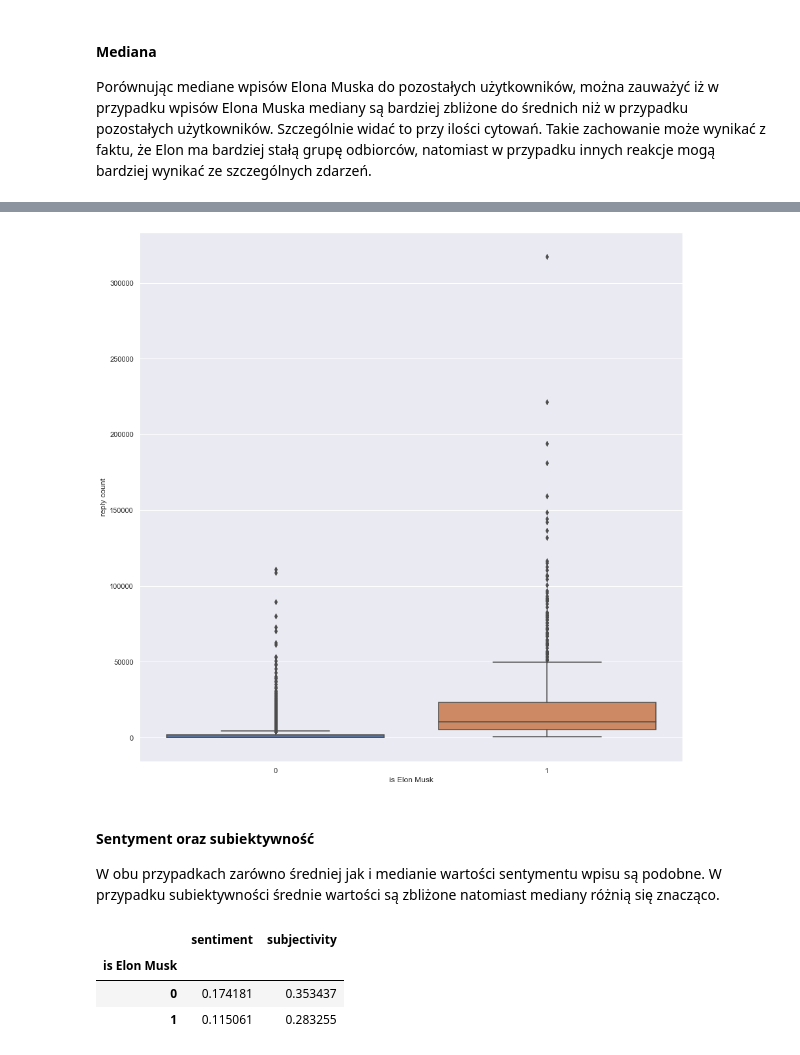
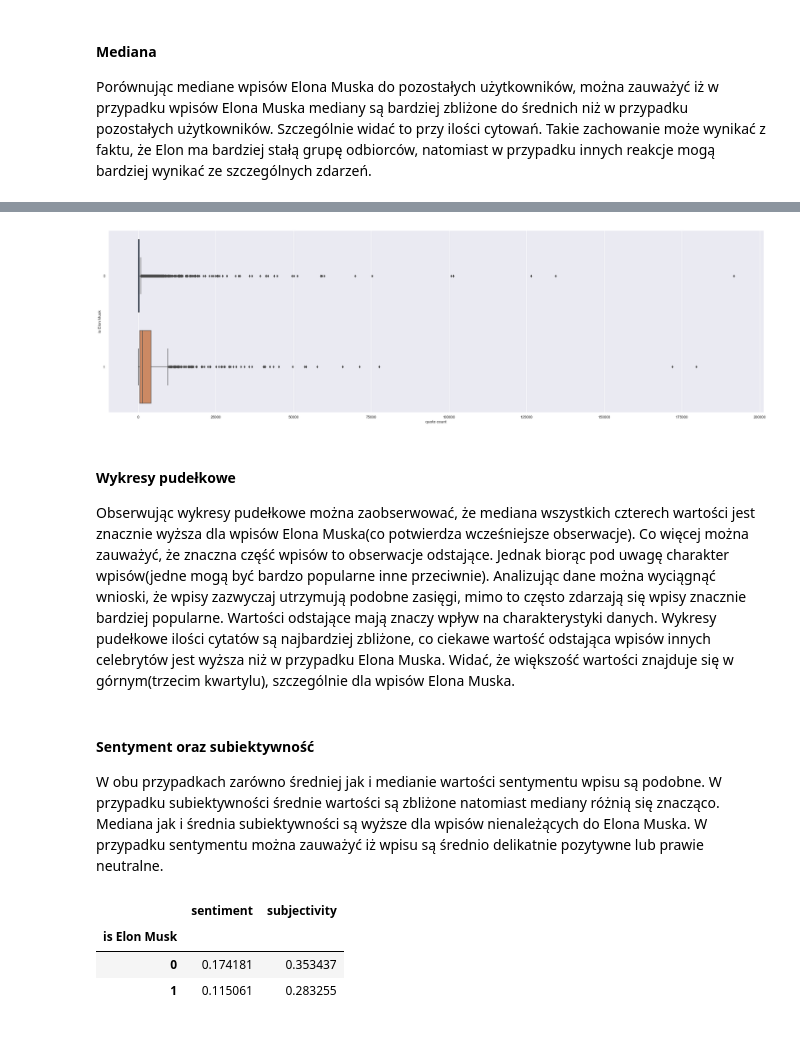
Before and after one commit to Wiktor-99/MAED, a Jupyter notebook: elon_musk_tweet_classification.ipynb, the cells around one changed output, grey strips where cells are left out. Saved outputs shown, nothing was run; the diff lists cells and outputs as text; code cells hidden in the pictures.

```diff
--- a/elon_musk_tweet_classification.ipynb
+++ b/elon_musk_tweet_classification.ipynb
@@ -207,12 +207,23 @@ sb.boxplot(x=data_frame['is Elon Musk'], y=data_frame['quote count']);
 # %%
-sb.boxplot(x=data_frame['is Elon Musk'], y=data_frame['reply count']);
+sb.boxplot(data=data_frame, x="quote count", y="is Elon Musk", orient='h');
 # %% [output]
-[figure, old version]
+[figure, new version]
+# %% [markdown]
+#### Wykresy pudełkowe
+
+Obserwując wykresy pudełkowe można zaobserwować, że mediana wszystkich czterech wartości jest znacznie wyższa dla wpisów
+Elona Muska(co potwierdza wcześniejsze obserwacje). Co więcej można zauważyć, że znaczna część wpisów to obserwacje odstające.
+Jednak biorąc pod uwagę charakter wpisów(jedne mogą być bardzo popularne inne przeciwnie). Analizując dane można wyciągnąć wnioski, że
+wpisy zazwyczaj utrzymują podobne zasięgi, mimo to często zdarzają się wpisy znacznie bardziej popularne. Wartości odstające mają znaczy wpływ na
+charakterystyki danych. Wykresy pudełkowe ilości cytatów są najbardziej zbliżone, co ciekawe wartość odstająca wpisów innych celebrytów jest wyższa niż w przypadku Elona Muska.
+Widać, że większość wartości znajduje się w górnym(trzecim kwartylu), szczególnie dla wpisów Elona Muska.
 # %% [markdown]
 #### Sentyment oraz subiektywność
 
 W obu przypadkach zarówno średniej jak i medianie wartości sentymentu wpisu są podobne.
 W przypadku subiektywności średnie wartości są zbliżone natomiast mediany różnią się znacząco.
+Mediana jak i średnia subiektywności są wyższe dla wpisów nienależących do Elona Muska. W przypadku sentymentu można zauważyć iż
+wpisu są średnio delikatnie pozytywne lub prawie neutralne.
 # %%
 numeric_columns = ['sentiment', 'subjectivity']
 data_frame.groupby(by='is Elon Musk')[numeric_columns].mean()
```
Also changed, not shown: parts of 44 cells of this notebook, 1 other file.
